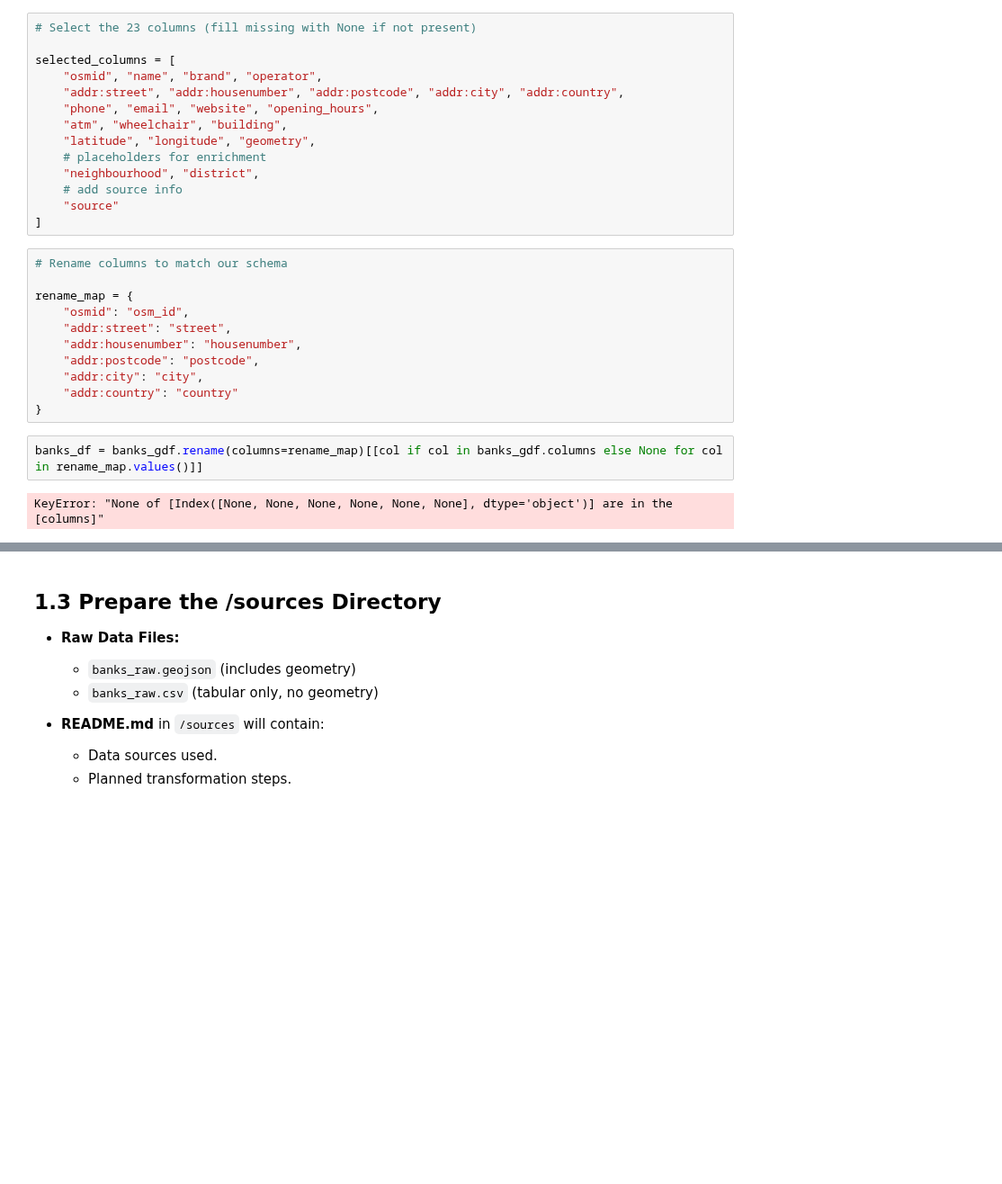
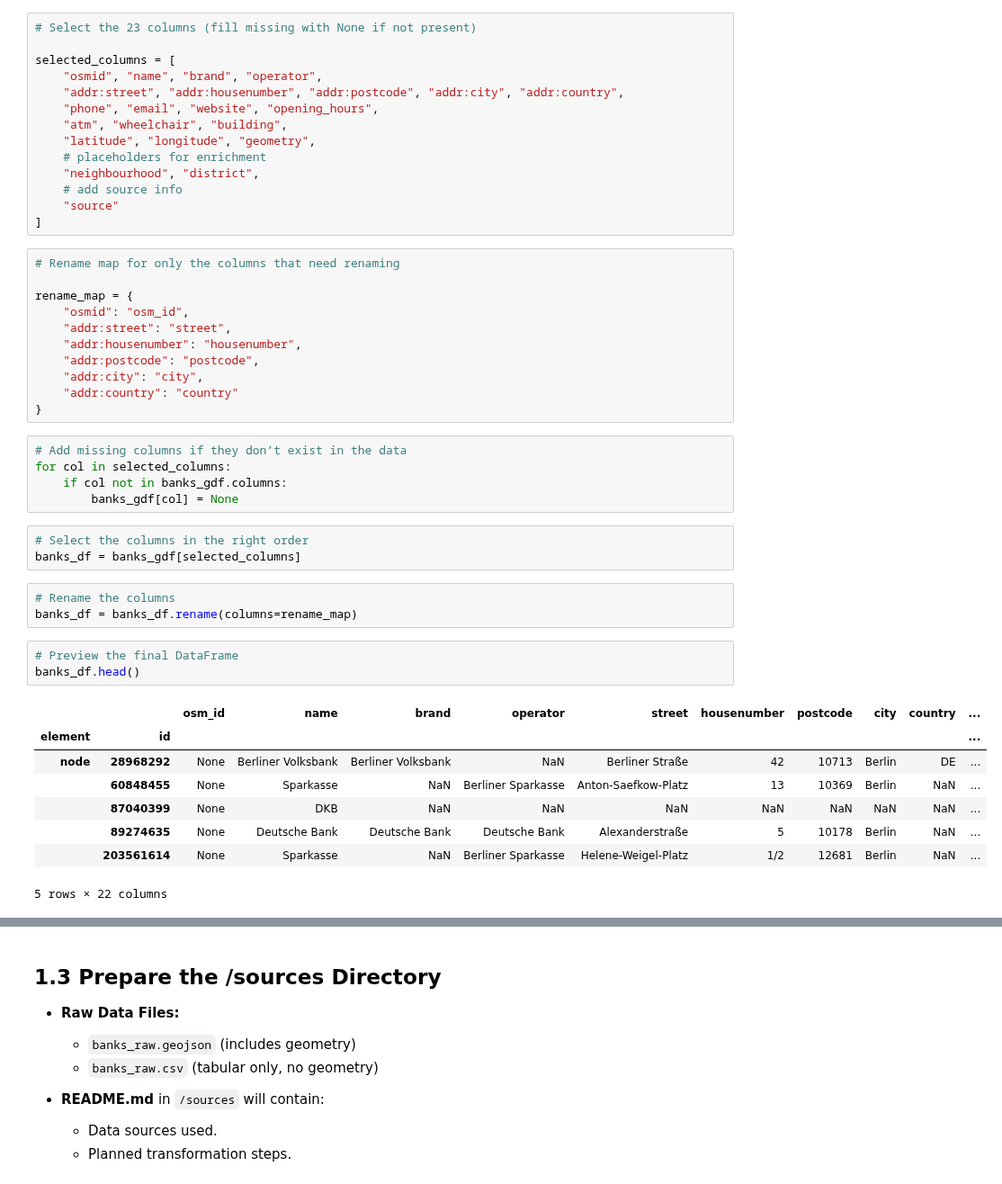
Before and after one commit to webeet-io/layered-populate-data-pool-da, a Jupyter notebook: banks/skripts/banks-data-modelling.ipynb, the cells around one changed output, grey strips where cells are left out. Shown at 90% size. Cells and saved outputs as stored; diff of their text form; blank space fills up the shorter version.

```diff
--- a/banks/skripts/banks-data-modelling.ipynb
+++ b/banks/skripts/banks-data-modelling.ipynb
@@ -197,7 +197,7 @@ selected_columns = [
     "source"
 ]
 # %%
-# Rename columns to match our schema
+# Rename map for only the columns that need renaming
 
 rename_map = {
     "osmid": "osm_id",
@@ -207,7 +207,26 @@ rename_map = {
     "addr:city": "city",
     "addr:country": "country"
 }
-# %%
-banks_df = banks_gdf.rename(columns=rename_map)[[col if col in banks_gdf.columns else None for col in rename_map.values()]]
-# %% [output]
-KeyError: "None of [Index([None, None, None, None, None, None], dtype='object')] are in the [columns]"
+# %%
+# Add missing columns if they don’t exist in the data
+for col in selected_columns:
+    if col not in banks_gdf.columns:
+        banks_gdf[col] = None
+# %%
+# Select the columns in the right order
+banks_df = banks_gdf[selected_columns]
+# %%
+# Rename the columns
+banks_df = banks_df.rename(columns=rename_map)
+# %%
+# Preview the final DataFrame
+banks_df.head()
+# %% [output]
+|  |  | osm_id | name | brand | operator | street | housenumber | postcode | city | country | ... |
+| element | id |  |  |  |  |  |  |  |  |  | ... |
+| node | 28968292 | None | Berliner Volksbank | Berliner Volksbank | NaN | Berliner Straße | 42 | 10713 | Berlin | DE | ... |
+|  | 60848455 | None | Sparkasse | NaN | Berliner Sparkasse | Anton-Saefkow-Platz | 13 | 10369 | Berlin | NaN | ... |
+|  | 87040399 | None | DKB | NaN | NaN | NaN | NaN | NaN | NaN | NaN | ... |
+|  | 89274635 | None | Deutsche Bank | Deutsche Bank | Deutsche Bank | Alexanderstraße | 5 | 10178 | Berlin | NaN | ... |
+|  | 203561614 | None | Sparkasse | NaN | Berliner Sparkasse | Helene-Weigel-Platz | 1/2 | 12681 | Berlin | NaN | ... |
+5 rows × 22 columns
```
Also changed, not shown: parts of 10 cells of this notebook, 4 other files.
